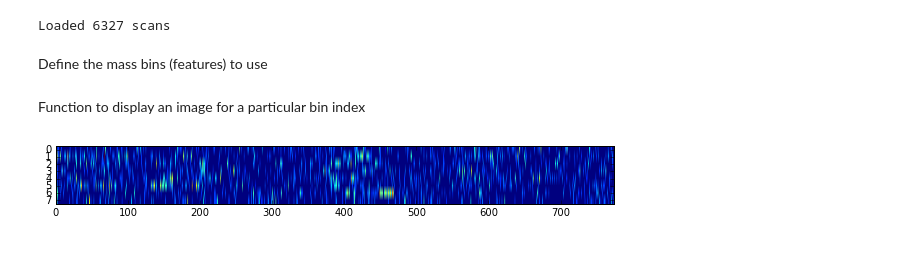
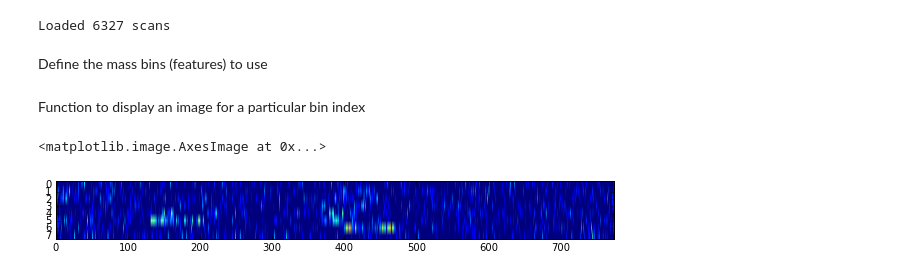
Before and after one commit to sdrogers/inklda, a Jupyter notebook: notebooks/Initial_data_processing.ipynb, the cells around one changed output. Saved outputs shown, nothing was run; the diff lists cells and outputs as text; code cells hidden in the pictures.

```diff
--- a/notebooks/Initial_data_processing.ipynb
+++ b/notebooks/Initial_data_processing.ipynb
@@ -29,5 +29,26 @@ for spectrum in run:
         if mass_bin >= minmz and mass_bin < maxmz:
             binned_data[mass_bin-minmz][sp] += i
     sp += 1
+# %%
+def get_matrix(binned_data,nBins,nScans):
+    n_rows = 8
+    drop_perc = 1.25/(1.25+62)
+    scans_per_line = nScans/n_rows
+    nNonDrop = int(scans_per_line*(1-drop_perc))
+    image_array = np.zeros((n_rows,nNonDrop,nBins),np.float)
+    for index in range(nBins):
+        pos = 0
+        fwd = True
+        for row in range(n_rows):
+            if fwd:
+                image_array[row,:,index] = binned_data[index,pos:pos+nNonDrop]
+                pos += scans_per_line
+                fwd = False
+            else:
+                temp_line = binned_data[index,pos:pos+nNonDrop]
+                image_array[row,:,index] = temp_line[::-1]
+                pos += scans_per_line
+                fwd = True
+    return image_array
 # %% [markdown]
 Function to display an image for a particular bin index
@@ -57,4 +55,7 @@ def display_image(binned_data,bin_indices,nScans):
-# %%
-display_image(binned_data,[211],nScans)
-# %% [output]
-[figure, removed]
+# %%
+image_array = get_matrix(binned_data,len(bins),nScans)
+plt.figure(figsize=(10,10))
+plt.imshow(image_array[:,:,277],aspect=10)
+# %% [output]
+<matplotlib.image.AxesImage at 0x...>
+[figure, added]
```
Also changed, not shown: parts of 13 cells of this notebook.
